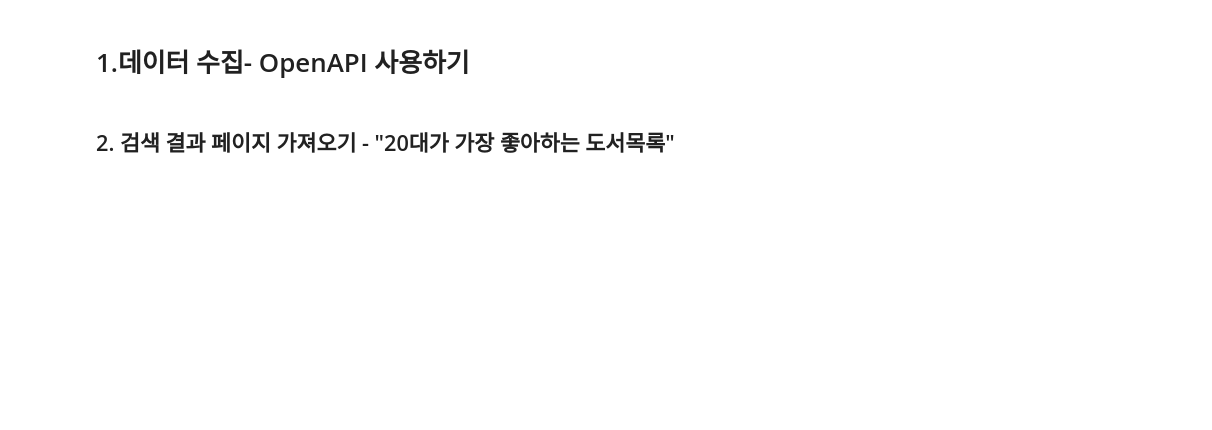
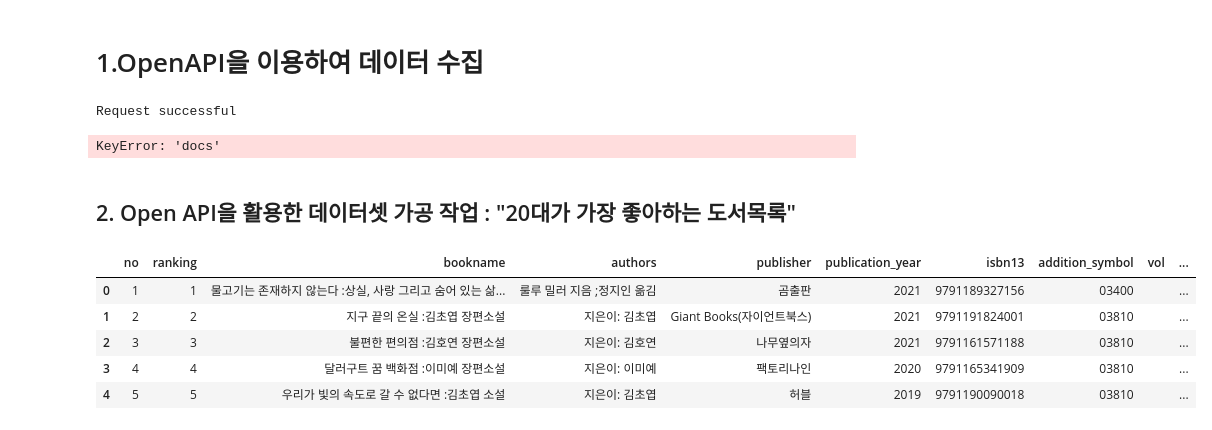
Before and after one commit to ytoaa/bigpython, a Jupyter notebook: openAPI.ipynb, the cells around one changed output. Saved outputs shown, nothing was run; the diff lists cells and outputs as text; code cells hidden in the pictures; blank space fills up the shorter version.

```diff
--- a/openAPI.ipynb
+++ b/openAPI.ipynb
@@ -1,7 +1,51 @@
 # %% [markdown]
-# 1.데이터 수집- OpenAPI 사용하기
+# 1.OpenAPI을 이용하여 데이터 수집
 # %%
 import requests
 import pandas as pd
+import json
+
+#1. 타겟 사이트 url
+url = "http://data4library.kr/api/loanItemSrch?format=json&startDt=2023-01-01&endDt=2023-12-30&age=20&authKey=4e1d495d33e1a407548239365c9c50f35253bcebce7088bf4436801814b6f2dc"
+# 2. 페이지 로딩
+res = requests.get(url)
+
+if res.status_code == 200:
+    print("Request successful")
+else:
+    print("Error:", res.status_code)
+
+# print(res.text)
+
+# # # Decode binary content to UTF-8 string
+# # content_str = res.content.decode('utf-8')
+
+# # 3. Parse the JSON data
+data = json.loads(res.text)
+# # data = json.loads(content_str)
+
+
+# 4. Print the parsed JSON data
+# print(data)
+
+# 5. ETL
+# # 5-1 데이터 추출
+books = []
+for d in data['response']['docs']:
+    books.append(d['doc'])
+
+# print(books[0])
+# # books = [d['doc'] for d in data['response']['docs']] # list complrehension
+
+# 5-2 리스트을 이용하여  데이터프레임 생성:  list -> DataFrame
+books_df = pd.DataFrame(books)
+
+books_df.head(2)
+
+# 5-3 dataFrame 객체을 json 파일로 저장
+books_df.to_json('20s_best_book_2023.json')
+# %% [output]
+Request successful
+KeyError: 'docs'
 # %% [markdown]
-## 2. 검색 결과 페이지 가져오기 - "20대가 가장 좋아하는 도서목록"
+## 2. Open API을 활용한 데이터셋 가공 작업 :  "20대가 가장 좋아하는 도서목록"
@@ -13,5 +52,12 @@ gdown.download("https://bit.ly/3q9SZix", "examples/20s_best_book.json")
 # %%
-# json file 로딩 -> dataFrame 객체 변환
-books_df = pd.read_json('examples/20s_best_book.json')
+# 1. json file 로딩 -> dataFrame 객체 변환
+books_df = pd.read_json('20s_best_book_2023.json')
 books_df.head()
+# %% [output]
+|  | no | ranking | bookname | authors | publisher | publication_year | isbn13 | addition_symbol | vol | ... |
+| 0 | 1 | 1 | 물고기는 존재하지 않는다 :상실, 사랑 그리고 숨어 있는 삶... | 룰루 밀러 지음 ;정지인 옮김 | 곰출판 | 2021 | 9791189327156 | 03400 |  | ... |
+| 1 | 2 | 2 | 지구 끝의 온실 :김초엽 장편소설 | 지은이: 김초엽 | Giant Books(자이언트북스) | 2021 | 9791191824001 | 03810 |  | ... |
+| 2 | 3 | 3 | 불편한 편의점 :김호연 장편소설 | 지은이: 김호연 | 나무옆의자 | 2021 | 9791161571188 | 03810 |  | ... |
+| 3 | 4 | 4 | 달러구트 꿈 백화점 :이미예 장편소설 | 지은이: 이미예 | 팩토리나인 | 2020 | 9791165341909 | 03810 |  | ... |
+| 4 | 5 | 5 | 우리가 빛의 속도로 갈 수 없다면 :김초엽 소설 | 지은이: 김초엽 | 허블 | 2019 | 9791190090018 | 03810 |  | ... |
 # %%
```
Also changed, not shown: parts of 36 cells of this notebook, 1 other file.
